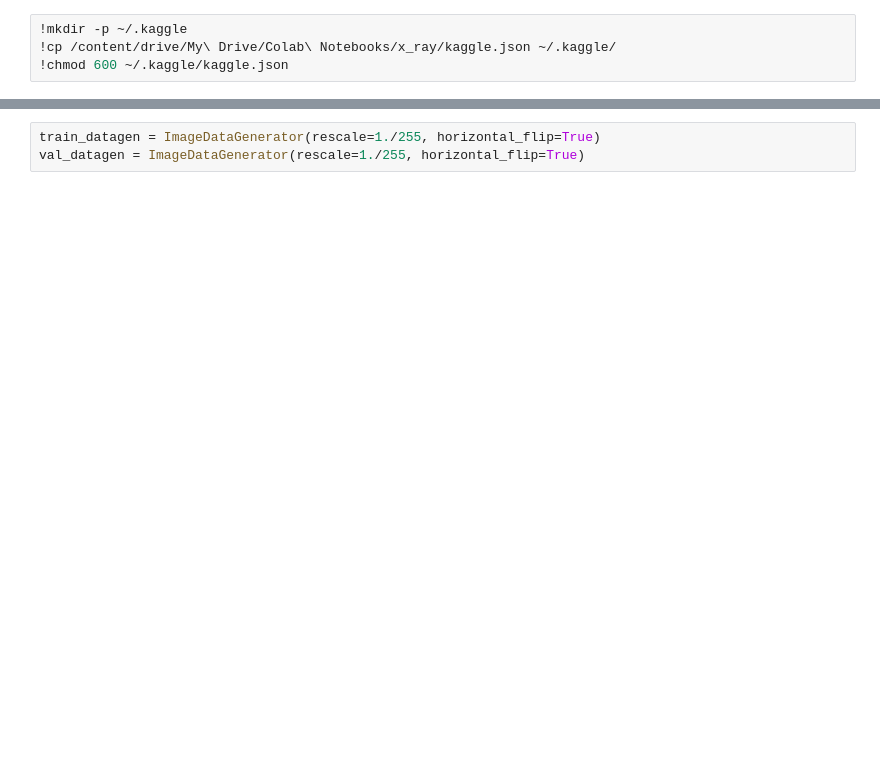
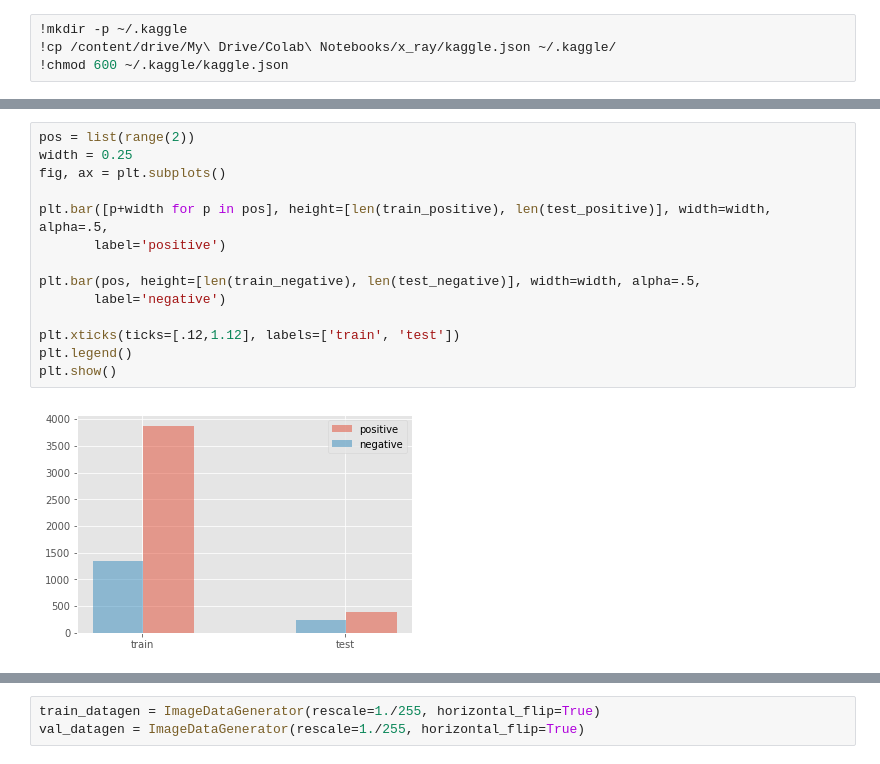
Before and after one commit to briansrebrenik/xray_classifier, a Jupyter notebook: model.ipynb, the cells around one changed output, grey strips where cells are left out. Saved outputs shown, nothing was run; the diff lists cells and outputs as text; blank space fills up the shorter version.

```diff
--- a/model.ipynb
+++ b/model.ipynb
@@ -82 +69,17 @@ Downloading Data_Entry_2017.csv.zip to /content
+# %%
+pos = list(range(2))
+width = 0.25
+fig, ax = plt.subplots()
+
+plt.bar([p+width for p in pos], height=[len(train_positive), len(test_positive)], width=width, alpha=.5,
+       label='positive')
+
+plt.bar(pos, height=[len(train_negative), len(test_negative)], width=width, alpha=.5,
+       label='negative')
+
+plt.xticks(ticks=[.12,1.12], labels=['train', 'test'])
+plt.legend()
+plt.show()
+# %% [output]
+[figure, added]
 # %%
```
Also changed, not shown: parts of 34 cells of this notebook.
